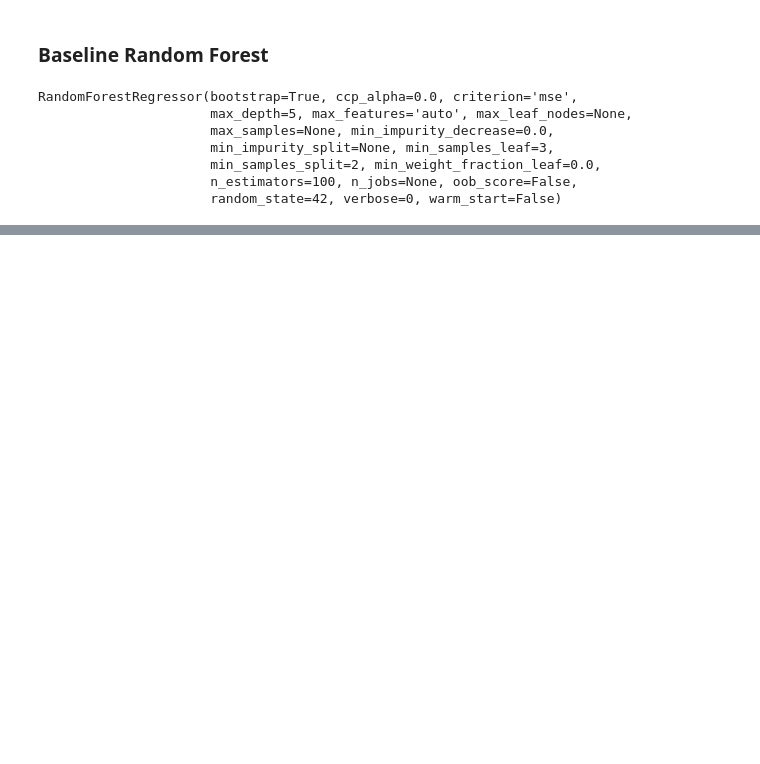
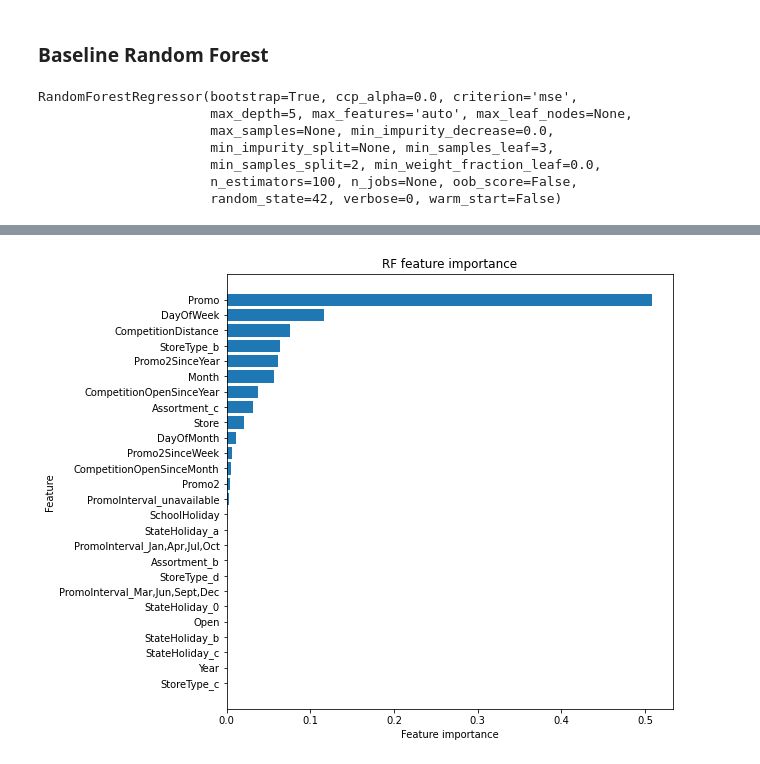
Before and after one commit to wrijupan/Rossmann-DSR-minicomp, a Jupyter notebook: notebooks/02_baseline_model.ipynb, the cells around one changed output, grey strips where cells are left out. Drawn from its saved outputs; the diff is of its cells as text; code cells hidden in the pictures; blank space fills up the shorter version.

```diff
--- a/notebooks/02_baseline_model.ipynb
+++ b/notebooks/02_baseline_model.ipynb
@@ -357,0 +391,4 @@ Metric for baseline prediction = 19.78726279017417
+# %%
+plot_feature_importances(rf, X_train, "RF feature importance")
+# %% [output]
+[figure, added]
```
Also changed, not shown: parts of 22 cells of this notebook, 1 other file.
